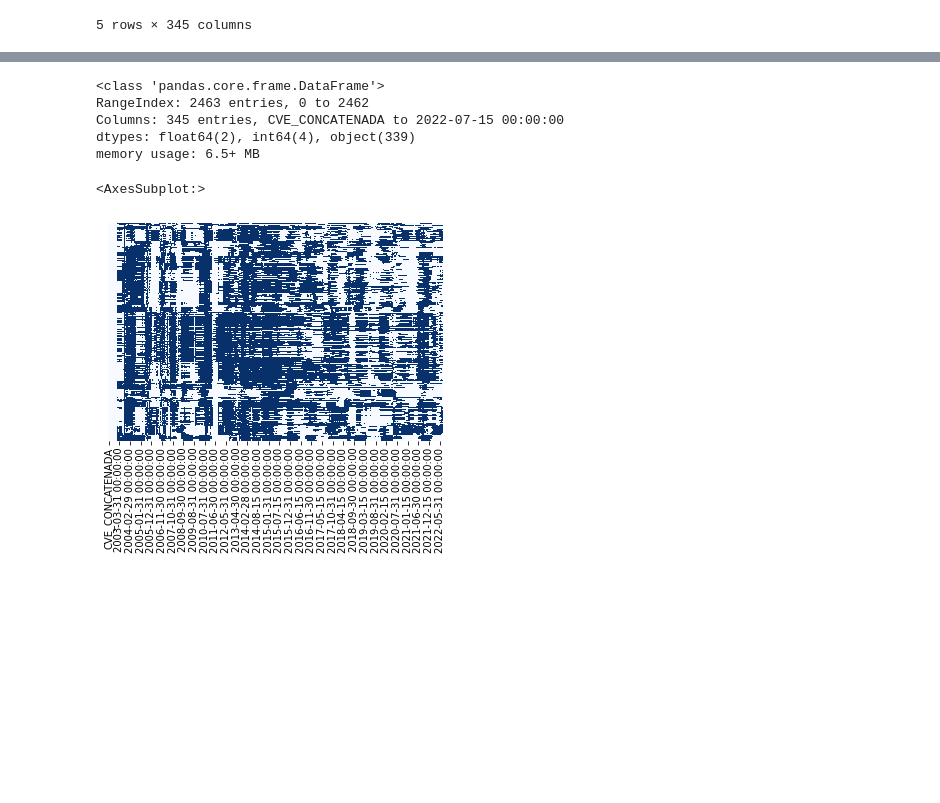
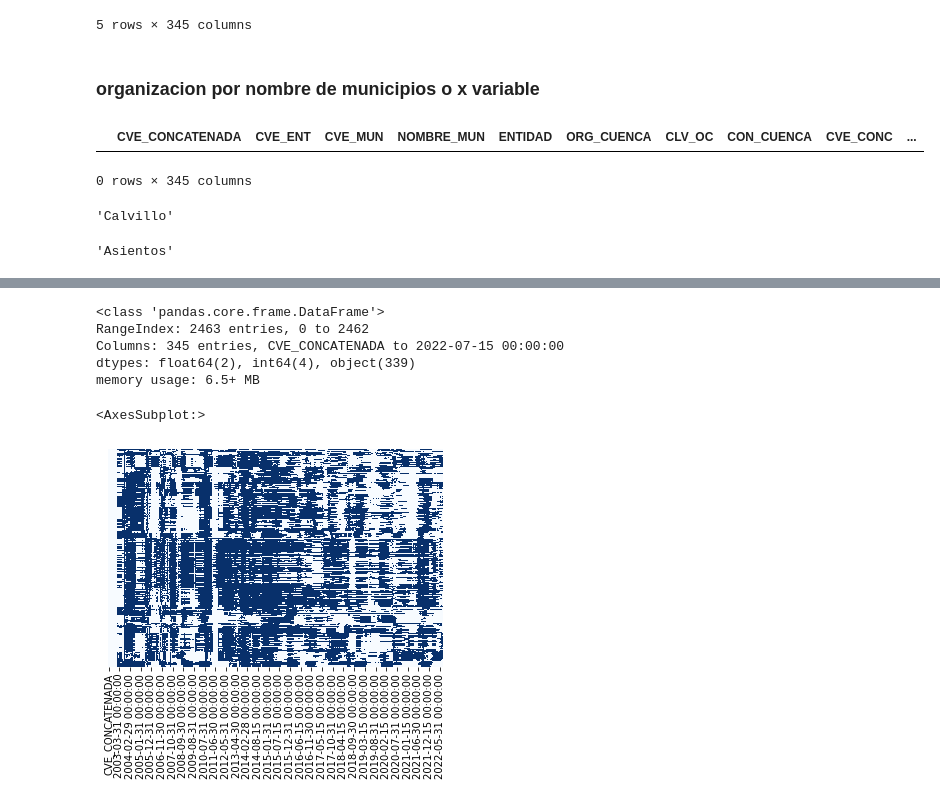
Before and after one commit to urielMontenegro1/datos_de_sequias, a Jupyter notebook: sequias_proyecto.ipynb, the cells around one changed output, grey strips where cells are left out. Saved outputs shown, nothing was run; the diff lists cells and outputs as text; code cells hidden in the pictures; blank space fills up the shorter version.

Commit message:
acomodo logrado, falta obtener  el municipio en especificio para ver en todo el programa

```diff
--- a/sequias_proyecto.ipynb
+++ b/sequias_proyecto.ipynb
@@ -16,3 +16,14 @@ sequias_df.head(5)
 | 3 | 1004 | 1 | 4 | Cosío | Aguascalientes | Lerma Santiago Pacífico | VIII | Rio Santiago | 16 | ... |
 | 4 | 1005 | 1 | 5 | Jesús María | Aguascalientes | Lerma Santiago Pacífico | VIII | Rio Santiago | 16 | ... |
 5 rows × 345 columns
+# %% [markdown]
+### organizacion por nombre de municipios o x variable
+# %%
+sequias_df.iloc[-1:0]
+# %% [output]
+|  | CVE_CONCATENADA | CVE_ENT | CVE_MUN | NOMBRE_MUN | ENTIDAD | ORG_CUENCA | CLV_OC | CON_CUENCA | CVE_CONC | ... |
+0 rows × 345 columns
+# %%
+jojo[2,3]
+# %% [output]
+'Calvillo'
@@ -18,0 +36,4 @@ sequias_df.head(5)
+# %%
+recorridoData[1,3]
+# %% [output]
+'Asientos'
```
Also changed, not shown: parts of 22 cells of this notebook.
